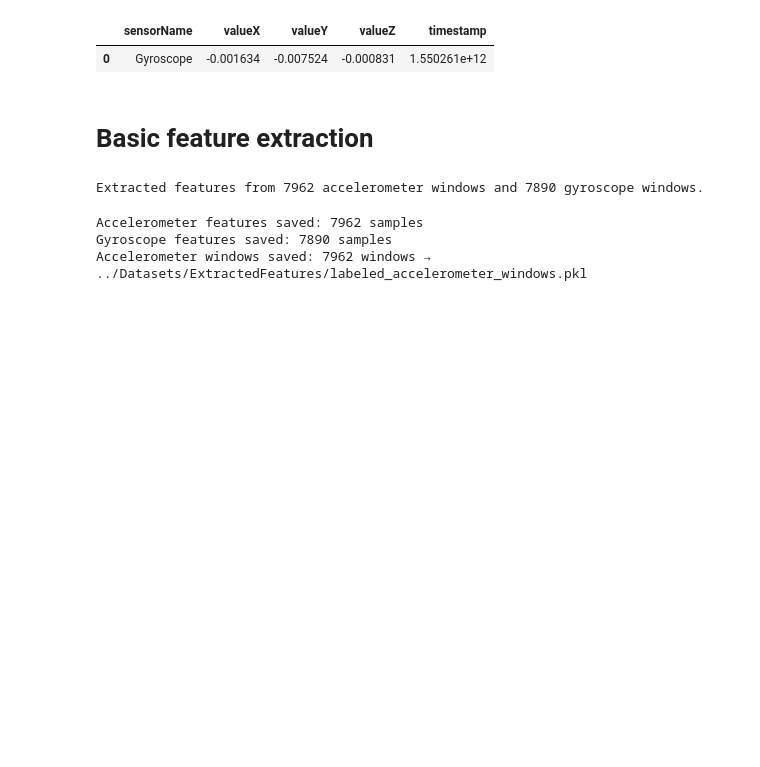
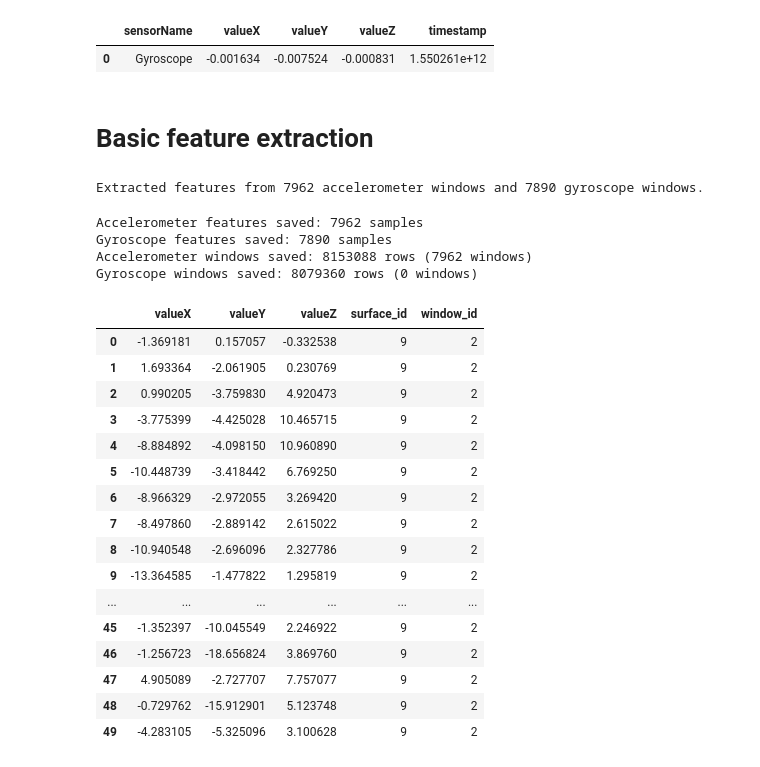
Before and after one commit to MU-Smart/RollingWheels, a Jupyter notebook: Notebooks/FetureExtractor.ipynb, the cells around one changed output. Cells and saved outputs as stored; diff of their text form; code cells hidden in the pictures; blank space fills up the shorter version.

Commit message:
Updated data storing pipeline pkl to csv

```diff
--- a/Notebooks/FetureExtractor.ipynb
+++ b/Notebooks/FetureExtractor.ipynb
@@ -191,17 +192,36 @@ Path(output_dir).mkdir(parents=True, exist_ok=True)
 acc_df.to_csv(os.path.join(output_dir, "labeled_accelerometer_features.csv"), index=False)
 gyro_df.to_csv(os.path.join(output_dir, "labeled_gyroscope_features.csv"), index=False)
 
-# Save accelerometer windows as pickle — preserves list-of-DataFrames structure
-import pickle
-
-acc_windows_path = os.path.join(output_dir, "labeled_accelerometer_windows.pkl")
-with open(acc_windows_path, "wb") as f:
-    pickle.dump(acc_window_list, f)
+# Save raw windowed data (valueX, valueY, valueZ, surface_id, window_id) as CSV
+acc_windows_df = pd.concat(acc_window_list, ignore_index=True)
+acc_windows_df.to_csv(os.path.join(output_dir, "labeled_accelerometer_raw_windows.csv"), index=False)
 
 print(f"Accelerometer features saved: {len(acc_df)} samples")
 print(f"Gyroscope features saved: {len(gyro_df)} samples")
-print(f"Accelerometer windows saved: {len(acc_window_list)} windows → {acc_windows_path}")
+print(f"Accelerometer windows saved: {len(acc_windows_df)} rows ({len(acc_window_list)} windows)")
+print(f"Gyroscope windows saved: {len(gyro_windows_df)} rows ({len(gyro_window_list)} windows)")
 # %% [output]
 Accelerometer features saved: 7962 samples
 Gyroscope features saved: 7890 samples
-Accelerometer windows saved: 7962 windows → ../Datasets/ExtractedFeatures/labeled_accelerometer_windows.pkl
+Accelerometer windows saved: 8153088 rows (7962 windows)
+Gyroscope windows saved: 8079360 rows (0 windows)
+# %%
+pd.read_csv(os.path.join(output_dir, "labeled_accelerometer_raw_windows.csv")).head(50)
+# %% [output]
+|  | valueX | valueY | valueZ | surface_id | window_id |
+| 0 | -1.369181 | 0.157057 | -0.332538 | 9 | 2 |
+| 1 | 1.693364 | -2.061905 | 0.230769 | 9 | 2 |
+| 2 | 0.990205 | -3.759830 | 4.920473 | 9 | 2 |
+| 3 | -3.775399 | -4.425028 | 10.465715 | 9 | 2 |
+| 4 | -8.884892 | -4.098150 | 10.960890 | 9 | 2 |
+| 5 | -10.448739 | -3.418442 | 6.769250 | 9 | 2 |
+| 6 | -8.966329 | -2.972055 | 3.269420 | 9 | 2 |
+| 7 | -8.497860 | -2.889142 | 2.615022 | 9 | 2 |
+| 8 | -10.940548 | -2.696096 | 2.327786 | 9 | 2 |
+| 9 | -13.364585 | -1.477822 | 1.295819 | 9 | 2 |
+| ... | ... | ... | ... | ... | ... |
+| 45 | -1.352397 | -10.045549 | 2.246922 | 9 | 2 |
+| 46 | -1.256723 | -18.656824 | 3.869760 | 9 | 2 |
+| 47 | 4.905089 | -2.727707 | 7.757077 | 9 | 2 |
+| 48 | -0.729762 | -15.912901 | 5.123748 | 9 | 2 |
+| 49 | -4.283105 | -5.325096 | 3.100628 | 9 | 2 |
```
Also changed, not shown: parts of 1 cell of this notebook, 5 other files.
